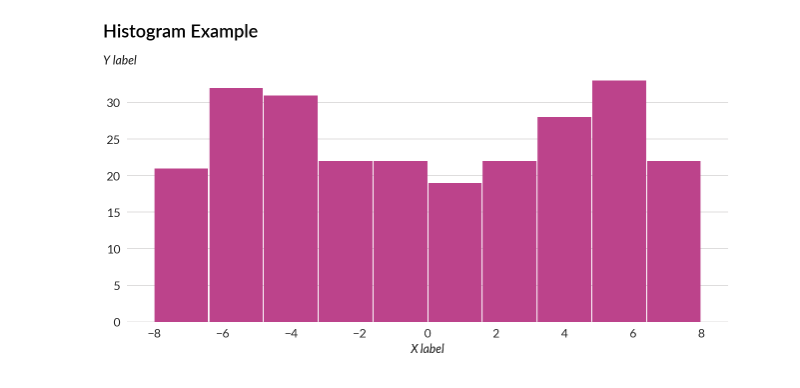
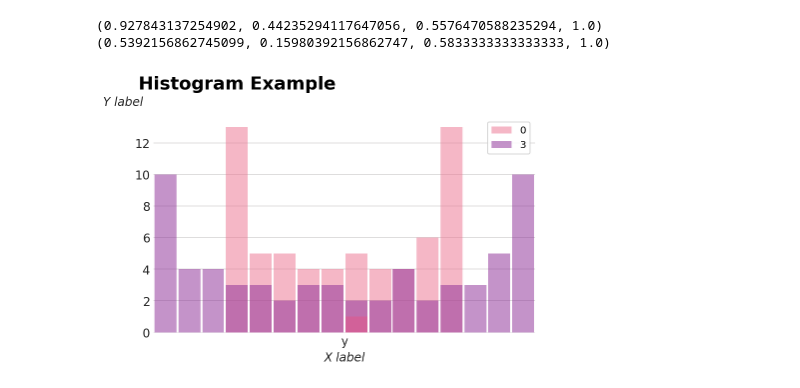
Before and after one commit to brucespang/plorts, a Jupyter notebook: Sample.ipynb, the cells around one changed output. Cells and saved outputs as stored; diff of their text form; code cells hidden in the pictures.

Commit message:
better histogram plotting

```diff
--- a/Sample.ipynb
+++ b/Sample.ipynb
@@ -52,13 +55,19 @@ plorts.savefig("output/boxplot.png")
 # %%
 plt.figure()
-plt.hist(df.y, rwidth=0.98, color='C4')
+plorts.hist(data=df[np.logical_or(df.offset == 3, df.offset == 0)],
+            x="y", hue="offset",
+           bins=np.arange(-10,10,1))
 plt.ylabel("Y label")
 plt.xlabel("X label")
+plt.legend(loc='best')
 plt.title("Histogram Example")
+plt.axis(xmin=-8,xmax=8)
 plorts.style_axis()
 plorts.savefig("output/histogram.png")
 # %% [output]
+(0.927843137254902, 0.44235294117647056, 0.5576470588235294, 1.0)
+(0.5392156862745099, 0.15980392156862747, 0.5833333333333333, 1.0)
-[figure, old version]
+[figure, new version]
 # %%
 plorts.stackplot(df, x="x", y="abs", hue="offset")
 plt.legend(loc='best')
```
Also changed, not shown: parts of 8 cells of this notebook, 4 other files.
